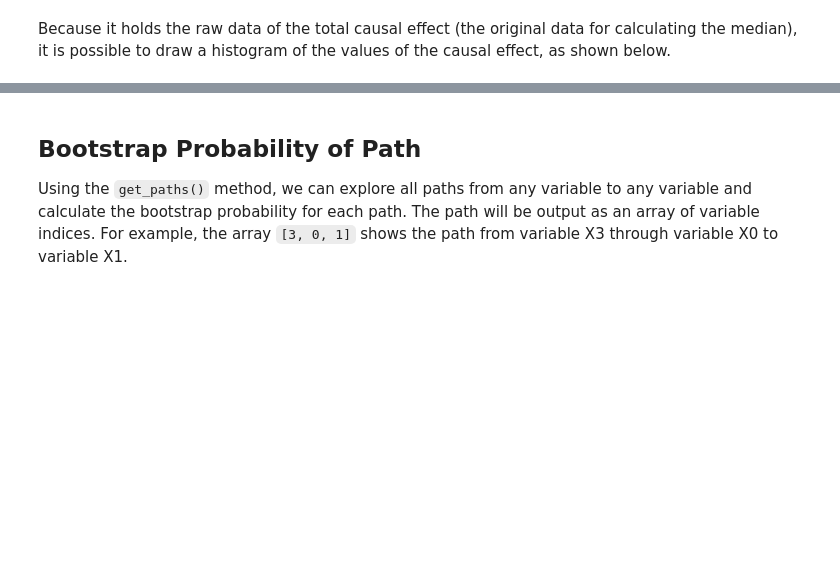
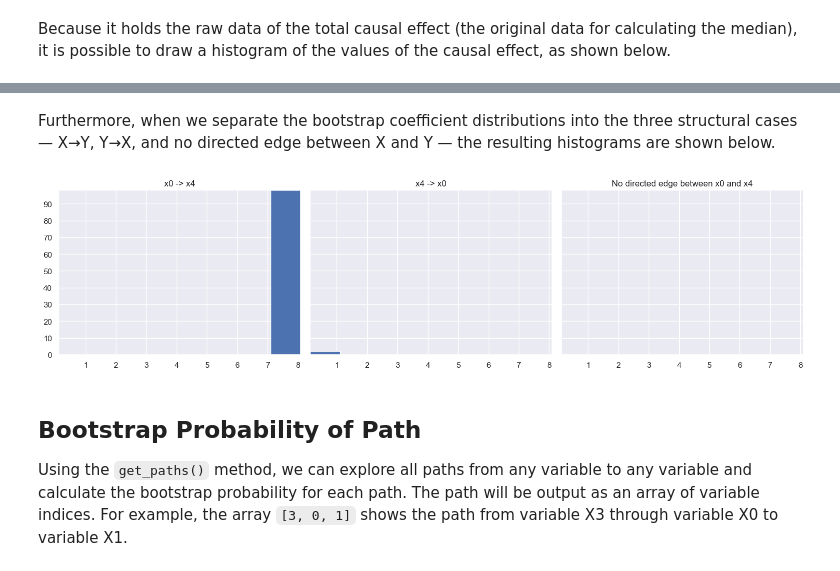
Before and after one commit to cdt15/lingam, a Jupyter notebook: examples/Bootstrap.ipynb, the cells around one changed output, grey strips where cells are left out. Cells and saved outputs as stored; diff of their text form; code cells hidden in the pictures; blank space fills up the shorter version.

```diff
--- a/examples/Bootstrap.ipynb
+++ b/examples/Bootstrap.ipynb
@@ -192,3 +197,71 @@ plt.hist(result.total_effects_[:, to_index, from_index])
+# %% [markdown]
+Furthermore, when we separate the bootstrap coefficient distributions into the three structural cases — X→Y, Y→X, and no directed edge between X and Y — the resulting histograms are shown below.
+# %%
+import matplotlib.ticker as ticker
+
+from_index, to_index = 0, 4
+
+te_xy = result.total_effects_[:, to_index, from_index]
+te_yx = result.total_effects_[:, from_index, to_index]
+
+both_zero_mask = (te_xy == 0.0) & (te_yx == 0.0)
+te_zero = result.total_effects_[both_zero_mask, to_index, from_index]
+
+te_xy = te_xy[te_xy != 0.0]
+te_yx = te_yx[te_yx != 0.0]
+
+bins_count = int(np.ceil(1 + np.log2(max(n_samples, 1))))
+
+# calculate xmin, xmax
+arr_list = [te_xy, te_yx, te_zero]
+if any(a.size > 0 for a in arr_list):
+    vals = np.concatenate([a for a in arr_list if a.size > 0])
+else:
+    vals = np.array([0.0])
+
+xmin, xmax = np.min(vals), np.max(vals)
+if xmin == xmax:
+    eps = 1e-9 if xmin == 0 else abs(xmin) * 1e-3
+    xmin, xmax = xmin - eps, xmax + eps
+
+bin_edges = np.linspace(xmin, xmax, bins_count + 1)
+
+# calculate ymax
+counts_xy, _ = np.histogram(te_xy, bins=bin_edges) if te_xy.size > 0 else (np.zeros(bins_count, dtype=int), None)
+counts_yx, _ = np.histogram(te_yx, bins=bin_edges) if te_yx.size > 0 else (np.zeros(bins_count, dtype=int), None)
+counts_zz, _ = np.histogram(te_zero, bins=bin_edges) if te_zero.size > 0 else (np.zeros(bins_count, dtype=int), None)
+
+ymax = int(max(counts_xy.max(initial=0), counts_yx.max(initial=0), counts_zz.max(initial=0)))
+ymax = max(ymax, 1)
+# If you want to set ymax to the number of bootstrap iterations, uncomment next line.
+# ymax = n_samples
+
+# display histograms
+fig, axes = plt.subplots(1, 3, figsize=(15, 4), sharex=True, sharey=True)
+labels = [f'x{i}' for i in range(X.shape[1])]
+
+axes[0].hist(te_xy, bins=bin_edges)
+axes[0].set_title(f"{labels[from_index]} -> {labels[to_index]}")
+axes[0].yaxis.set_major_locator(ticker.MaxNLocator(integer=True))
+axes[0].set_xlim(xmin, xmax)
+axes[0].set_ylim(0, ymax)
+
+axes[1].hist(te_yx, bins=bin_edges)
+axes[1].set_title(f"{labels[to_index]} -> {labels[from_index]}")
+axes[1].yaxis.set_major_locator(ticker.MaxNLocator(integer=True))
+axes[1].set_xlim(xmin, xmax)
+axes[1].set_ylim(0, ymax)
+
+axes[2].hist(te_zero, bins=bin_edges)
+axes[2].set_title("No directed edge between " + labels[from_index] + " and " + labels[to_index])
+axes[2].yaxis.set_major_locator(ticker.MaxNLocator(integer=True))
+axes[2].set_xlim(xmin, xmax)
+axes[2].set_ylim(0, ymax)
+
+plt.tight_layout()
+plt.show()
+# %% [output]
+[figure, added]
 # %% [markdown]
 ## Bootstrap Probability of Path
 Using the `get_paths()` method, we can explore all paths from any variable to any variable and calculate the bootstrap probability for each path. The path will be output as an array of variable indices. For example, the array `[3, 0, 1]` shows the path from variable X3 through variable X0 to variable X1.
```
Also changed, not shown: parts of 6 cells of this notebook.
